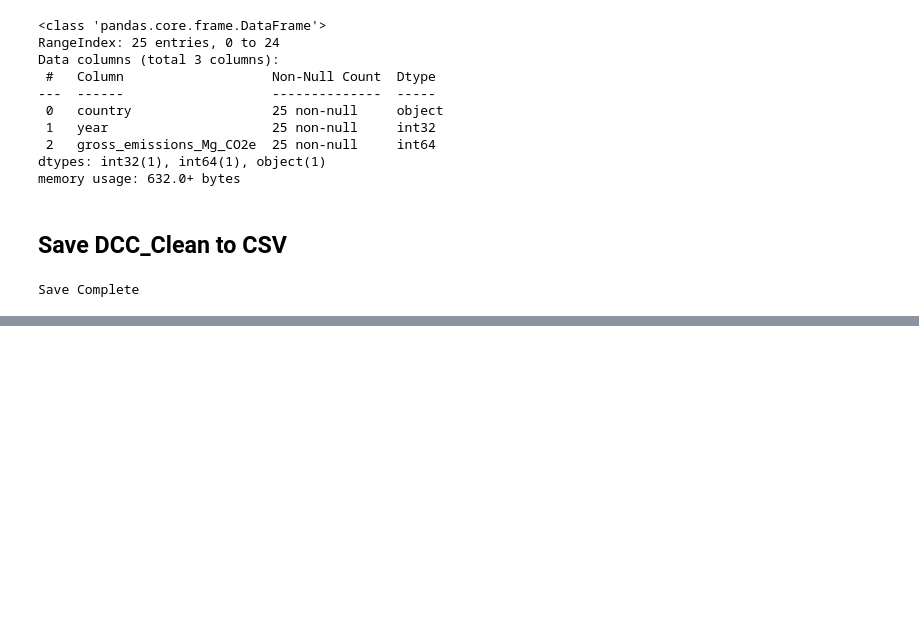
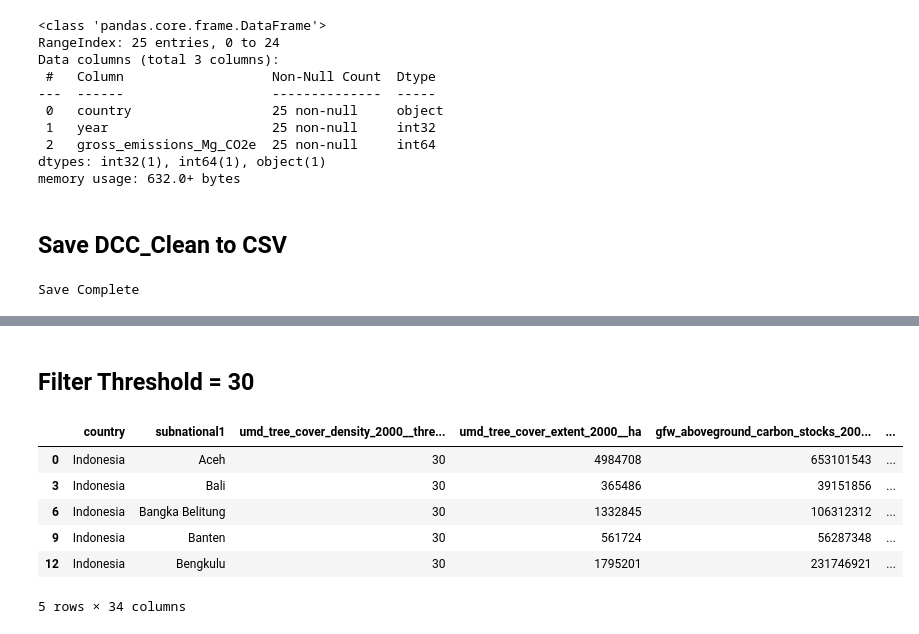
Before and after one commit to hanifahar29/indonesia-deforestation-wildfire-analysis, a Jupyter notebook: notebooks/forest_loss_data_cleaning.ipynb, the cells around one changed output, grey strips where cells are left out. Saved outputs shown, nothing was run; the diff lists cells and outputs as text; code cells hidden in the pictures; blank space fills up the shorter version.

```diff
--- a/notebooks/forest_loss_data_cleaning.ipynb
+++ b/notebooks/forest_loss_data_cleaning.ipynb
@@ -663,0 +693,13 @@ Save Complete
+# %% [markdown]
+## Filter Threshold = 30
+# %%
+dsc = dsc[dsc['umd_tree_cover_density_2000__threshold']== 30]
+dsc.head()
+# %% [output]
+|  | country | subnational1 | umd_tree_cover_density_2000__thre... | umd_tree_cover_extent_2000__ha | gfw_aboveground_carbon_stocks_200... | ... |
+| 0 | Indonesia | Aceh | 30 | 4984708 | 653101543 | ... |
+| 3 | Indonesia | Bali | 30 | 365486 | 39151856 | ... |
+| 6 | Indonesia | Bangka Belitung | 30 | 1332845 | 106312312 | ... |
+| 9 | Indonesia | Banten | 30 | 561724 | 56287348 | ... |
+| 12 | Indonesia | Bengkulu | 30 | 1795201 | 231746921 | ... |
+5 rows × 34 columns
```
Also changed, not shown: parts of 17 cells of this notebook.
